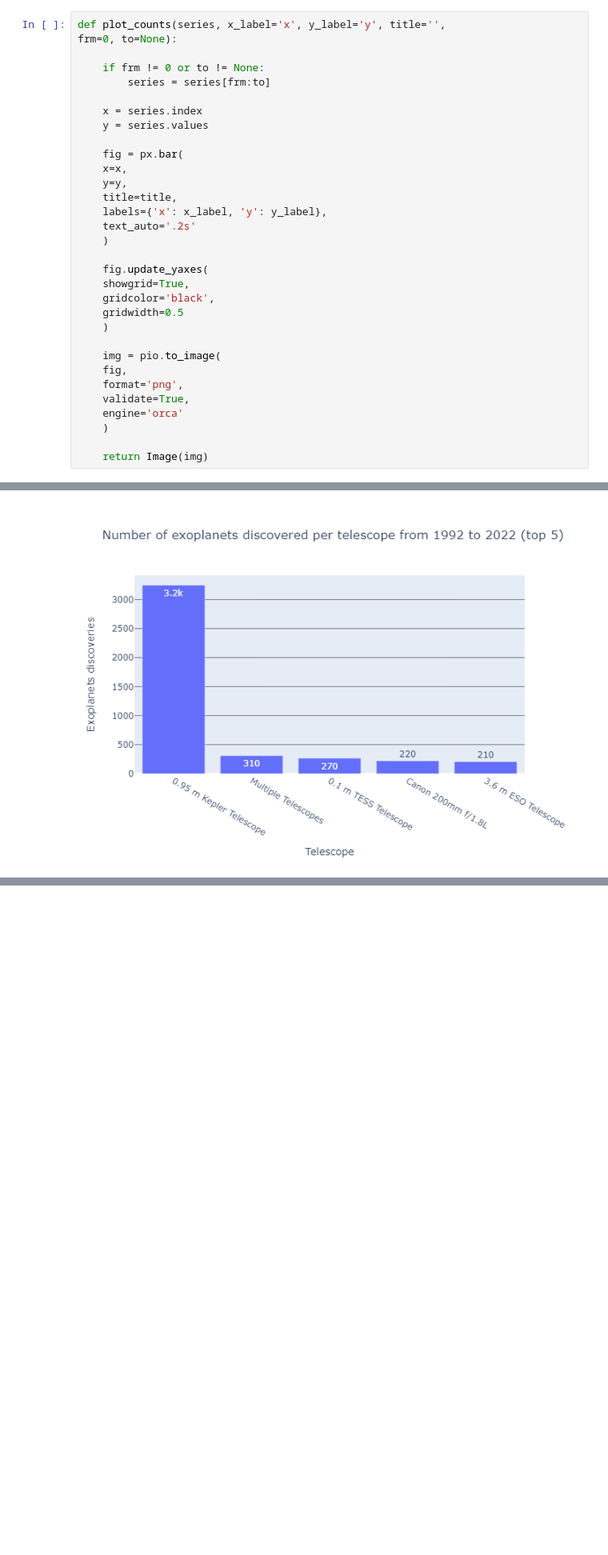
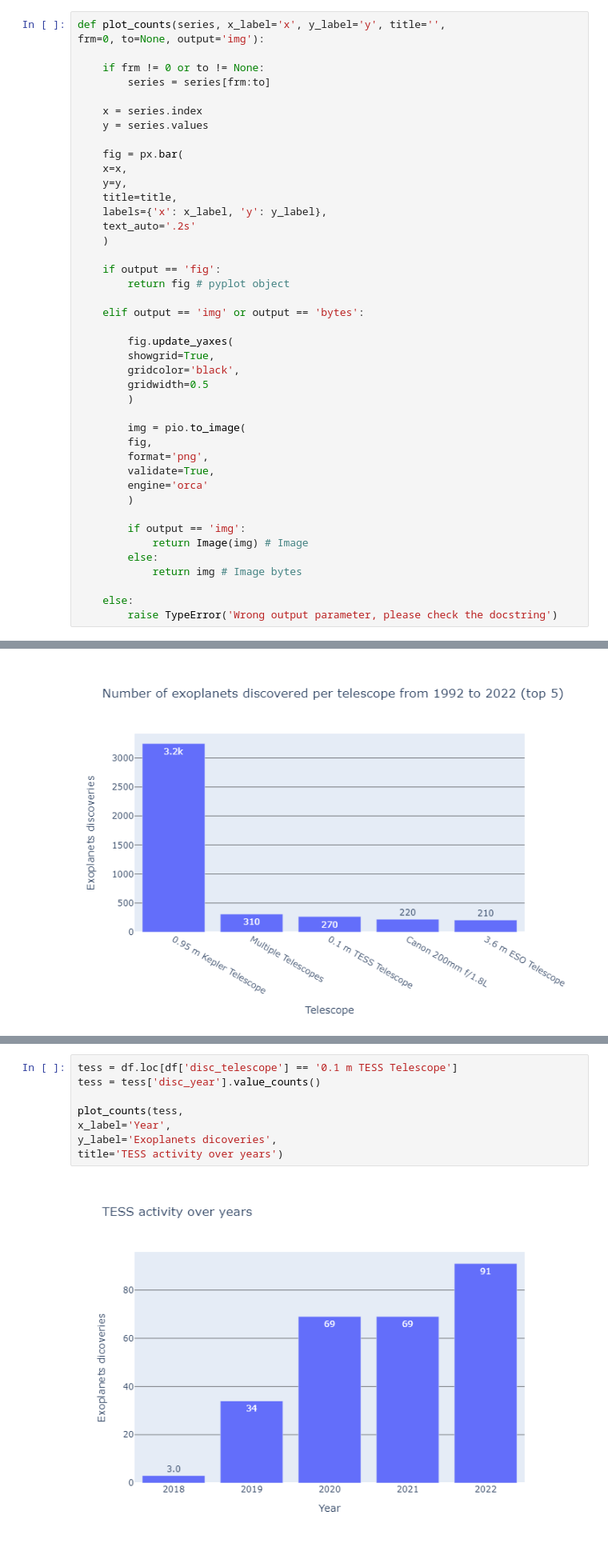
Before and after one commit to Kartmaan/Exoplanets, a Jupyter notebook: exoplanets.ipynb, the cells around one changed output, grey strips where cells are left out. Shown: that part at 80% size. Cells and saved outputs as stored; diff of their text form; blank space fills up the shorter version.

```diff
--- a/exoplanets.ipynb
+++ b/exoplanets.ipynb
@@ -180,7 +180,7 @@ def to_df(series, label_idx='index',
     return dtf
 # %%
 def plot_counts(series, x_label='x', y_label='y', title='',
-frm=0, to=None):
+frm=0, to=None, output='img'):
 
     if frm != 0 or to != None:
         series = series[frm:to]
@@ -196,20 +196,31 @@ frm=0, to=None):
     text_auto='.2s'
     )
 
-    fig.update_yaxes(
-    showgrid=True,
-    gridcolor='black',
-    gridwidth=0.5
-    )
+    if output == 'fig':
+        return fig # pyplot object
 
-    img = pio.to_image(
-    fig,
-    format='png',
-    validate=True,
-    engine='orca'
-    )
+    elif output == 'img' or output == 'bytes':
 
-    return Image(img)
+        fig.update_yaxes(
+        showgrid=True,
+        gridcolor='black',
+        gridwidth=0.5
+        )
+
+        img = pio.to_image(
+        fig,
+        format='png',
+        validate=True,
+        engine='orca'
+        )
+
+        if output == 'img':
+            return Image(img) # Image
+        else:
+            return img # Image bytes
+
+    else:
+        raise TypeError('Wrong output parameter, please check the docstring')
 # %% [markdown]
 ## Exploration
 A quick exploration of this dataset
@@ -712,3 +759,13 @@ Here again, the result is clear, **the Kepler space telescope is a major player
+# %%
+tess = df.loc[df['disc_telescope'] == '0.1 m TESS Telescope']
+tess = tess['disc_year'].value_counts()
+
+plot_counts(tess,
+x_label='Year',
+y_label='Exoplanets dicoveries',
+title='TESS activity over years')
+# %% [output]
+[figure, added]
 # %%
 test = df.loc[df['sy_dist'] <= 4.6].sort_values('sy_dist')
 test[[
```
Also changed, not shown: parts of 8 cells of this notebook.
